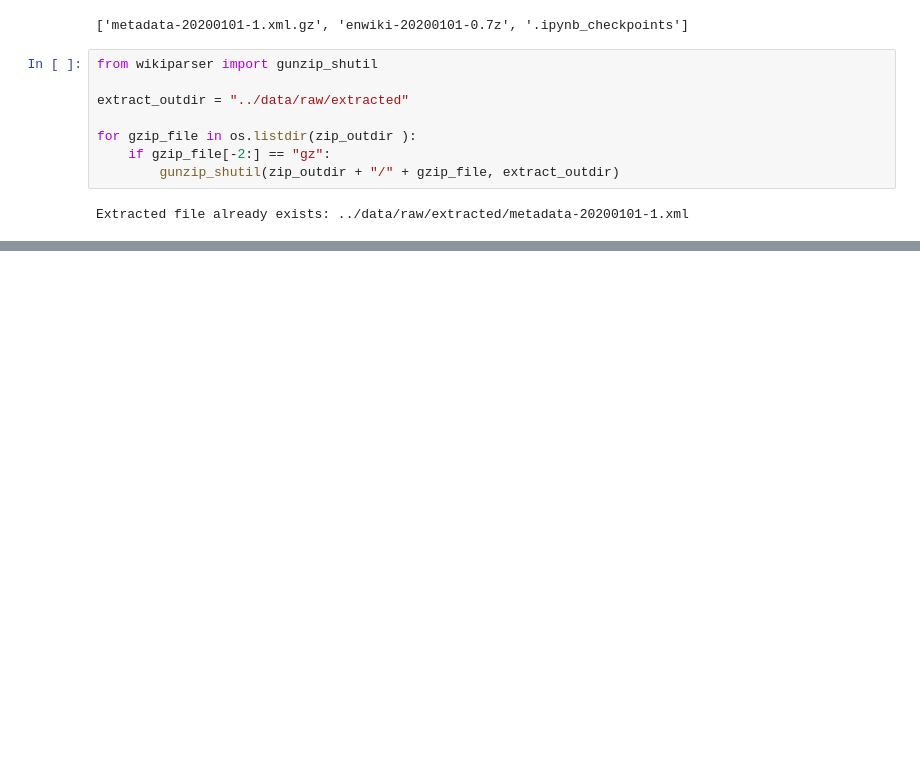
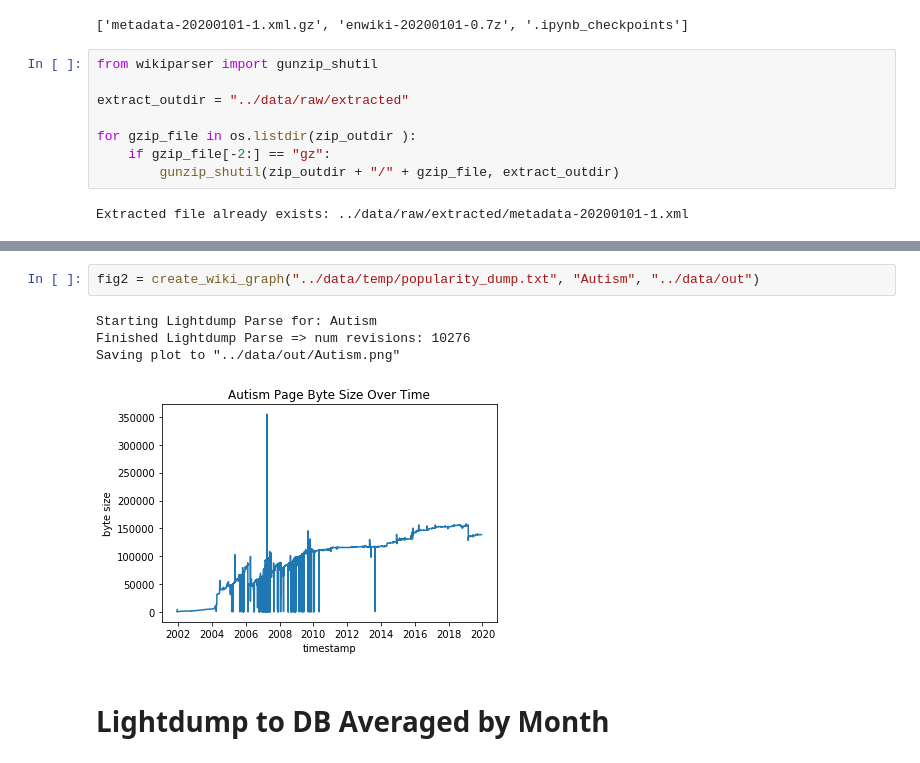
Before and after one commit to Jonwlin/DSC180B, a Jupyter notebook: notebooks/CleanedWikiPopularity.ipynb, the cells around one changed output, grey strips where cells are left out. Saved outputs shown, nothing was run; the diff lists cells and outputs as text; blank space fills up the shorter version.

```diff
--- a/notebooks/CleanedWikiPopularity.ipynb
+++ b/notebooks/CleanedWikiPopularity.ipynb
@@ -41,0 +62,9 @@ Writing AccessibleComputing 13 revisions to popularity_dump.txt
+# %%
+fig2 = create_wiki_graph("../data/temp/popularity_dump.txt", "Autism", "../data/out")
+# %% [output]
+Starting Lightdump Parse for: Autism
+Finished Lightdump Parse => num revisions: 10276
+Saving plot to "../data/out/Autism.png"
+[figure, added]
+# %% [markdown]
+# Lightdump to DB Averaged by Month
```
Also changed, not shown: parts of 17 cells of this notebook, 2 other files.
